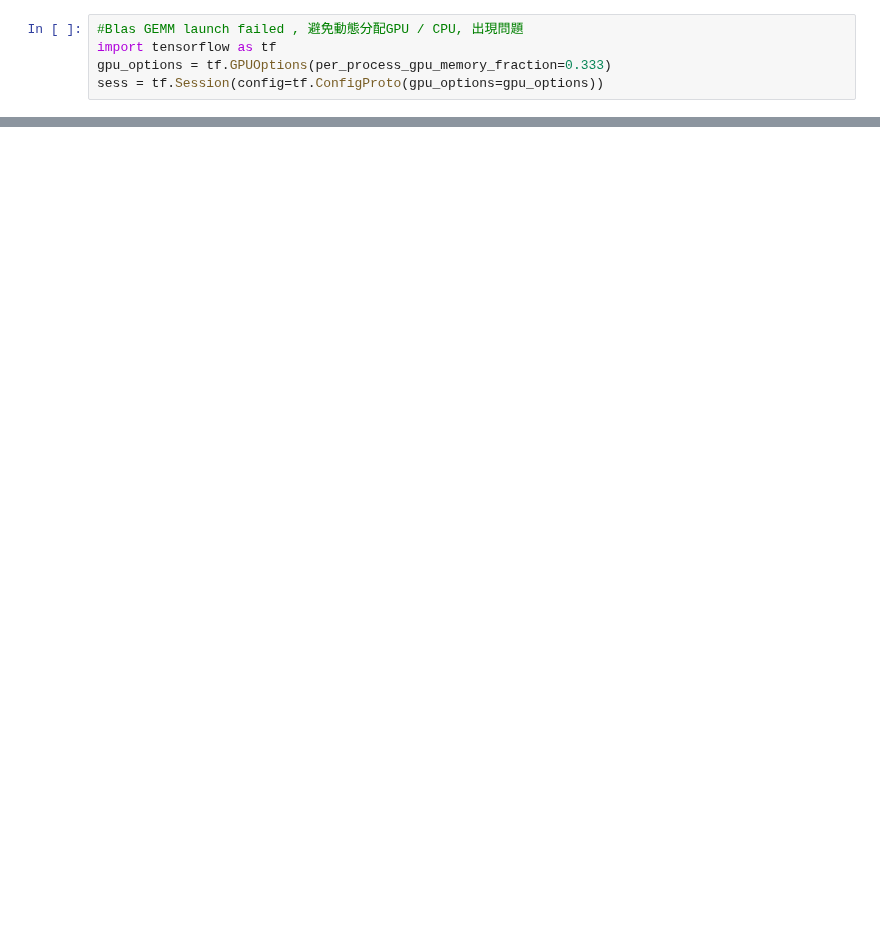
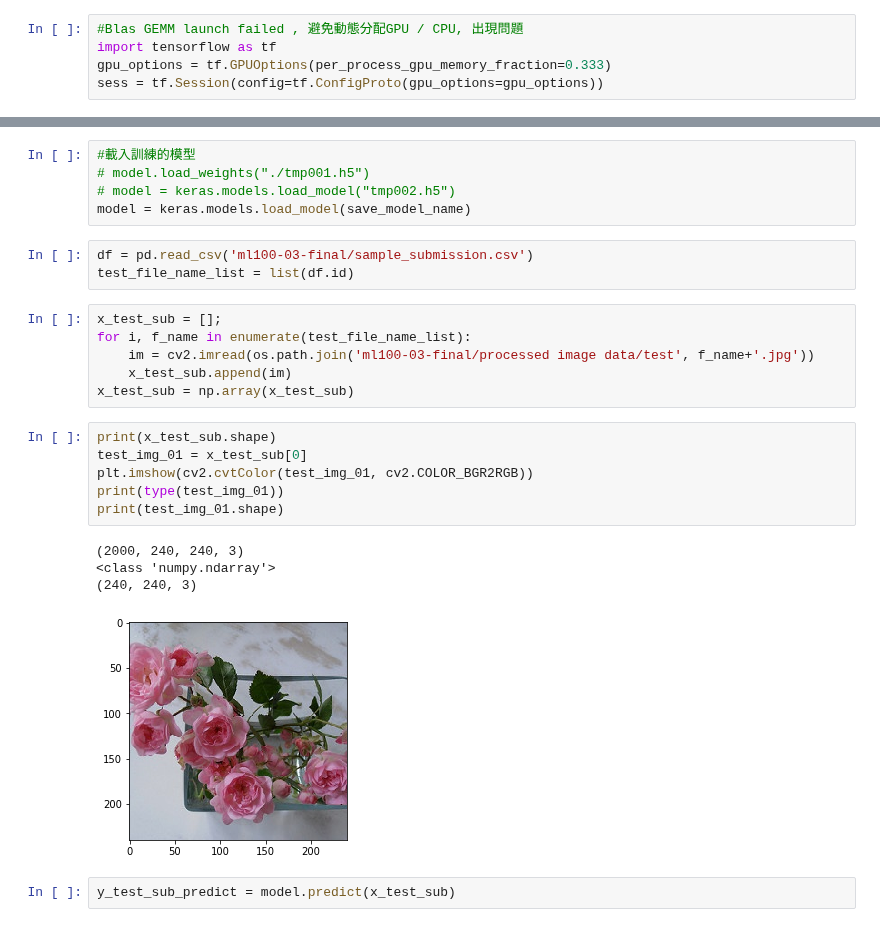
Before and after one commit to kung-bill/3rd-ML100Days, a Jupyter notebook: homework/Day_101_FinalExam.ipynb, the cells around one changed output, grey strips where cells are left out. Drawn from its saved outputs; the diff is of its cells as text; blank space fills up the shorter version.

```diff
--- a/homework/Day_101_FinalExam.ipynb
+++ b/homework/Day_101_FinalExam.ipynb
@@ -266,0 +272,27 @@ KeyboardInterrupt:
+# %%
+#載入訓練的模型
+# model.load_weights("./tmp001.h5")
+# model = keras.models.load_model("tmp002.h5")
+model = keras.models.load_model(save_model_name)
+# %%
+df = pd.read_csv('ml100-03-final/sample_submission.csv')
+test_file_name_list = list(df.id)
+# %%
+x_test_sub = [];
+for i, f_name in enumerate(test_file_name_list):
+    im = cv2.imread(os.path.join('ml100-03-final/processed image data/test', f_name+'.jpg'))
+    x_test_sub.append(im)
+x_test_sub = np.array(x_test_sub)
+# %%
+print(x_test_sub.shape)
+test_img_01 = x_test_sub[0]
+plt.imshow(cv2.cvtColor(test_img_01, cv2.COLOR_BGR2RGB))
+print(type(test_img_01))
+print(test_img_01.shape)
+# %% [output]
+(2000, 240, 240, 3)
+<class 'numpy.ndarray'>
+(240, 240, 3)
+[figure, added]
+# %%
+y_test_sub_predict = model.predict(x_test_sub)
```
Also changed, not shown: parts of 13 cells of this notebook.
